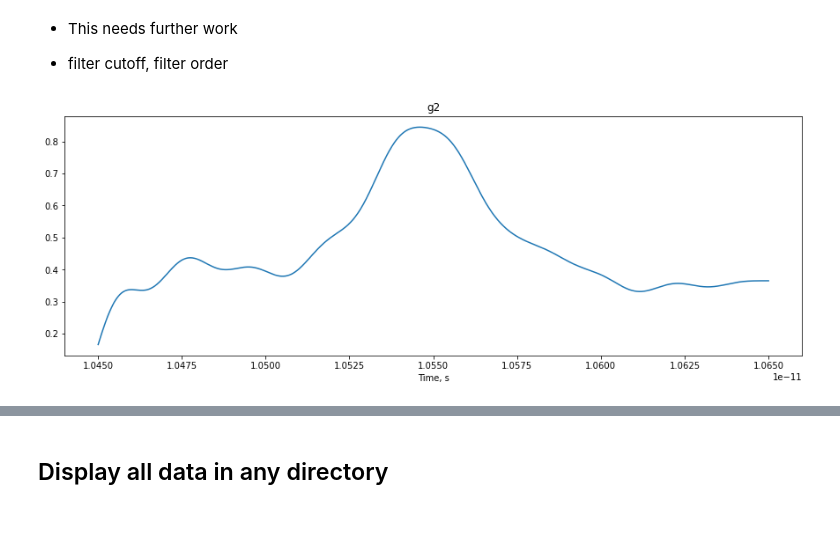
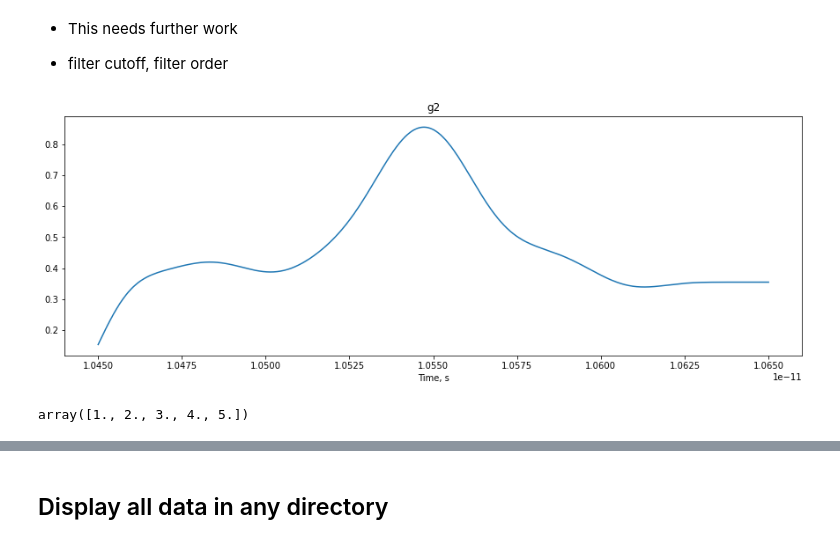
Before and after one commit to pkliui/Interferometry, a Jupyter notebook: Interferometry/docs/InterferogramAnalysis.ipynb, the cells around one changed output, grey strips where cells are left out. Cells and saved outputs as stored; diff of their text form; code cells hidden in the pictures.

```diff
--- a/Interferometry/docs/InterferogramAnalysis.ipynb
+++ b/Interferometry/docs/InterferogramAnalysis.ipynb
@@ -132,6 +138,14 @@ ifgm.compute_wigner_ville_distribution(ifgm.tau_samples, ifgm.interferogram, plo
 * This needs further work
 - filter cutoff, filter order
 # %%
-ifgm.gen_g2(filter_cutoff=50e12, filter_order=6, plotting=True)
+ifgm.gen_g2(filter_cutoff=35e12, filter_order=6, plotting=True)
 # %% [output]
-[figure, old version]
+[figure, new version]
+# %%
+order_min = 1
+order_max = 5
+order_step = 1
+
+np.linspace(order_min, order_max, int(abs((order_max - order_min))/order_step)+1)
+# %% [output]
+array([1., 2., 3., 4., 5.])
```
Also changed, not shown: parts of 19 cells of this notebook.
